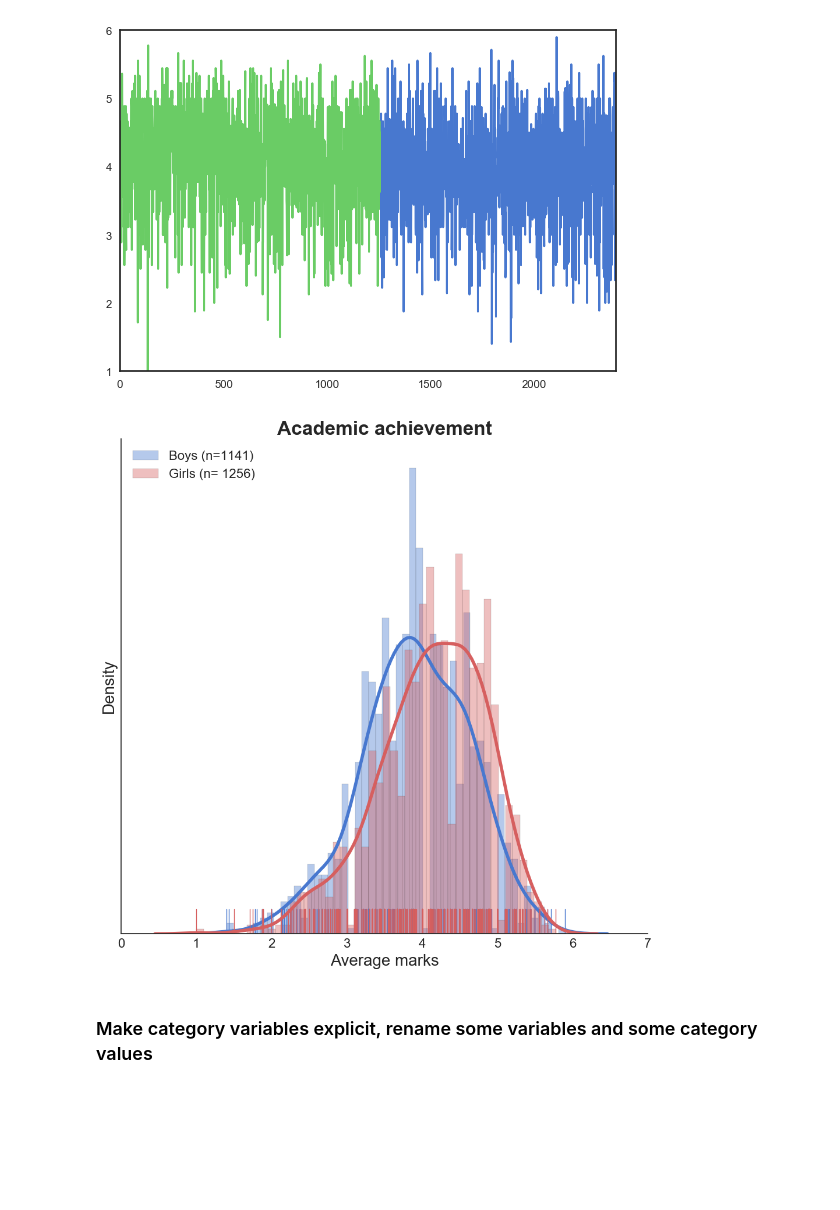
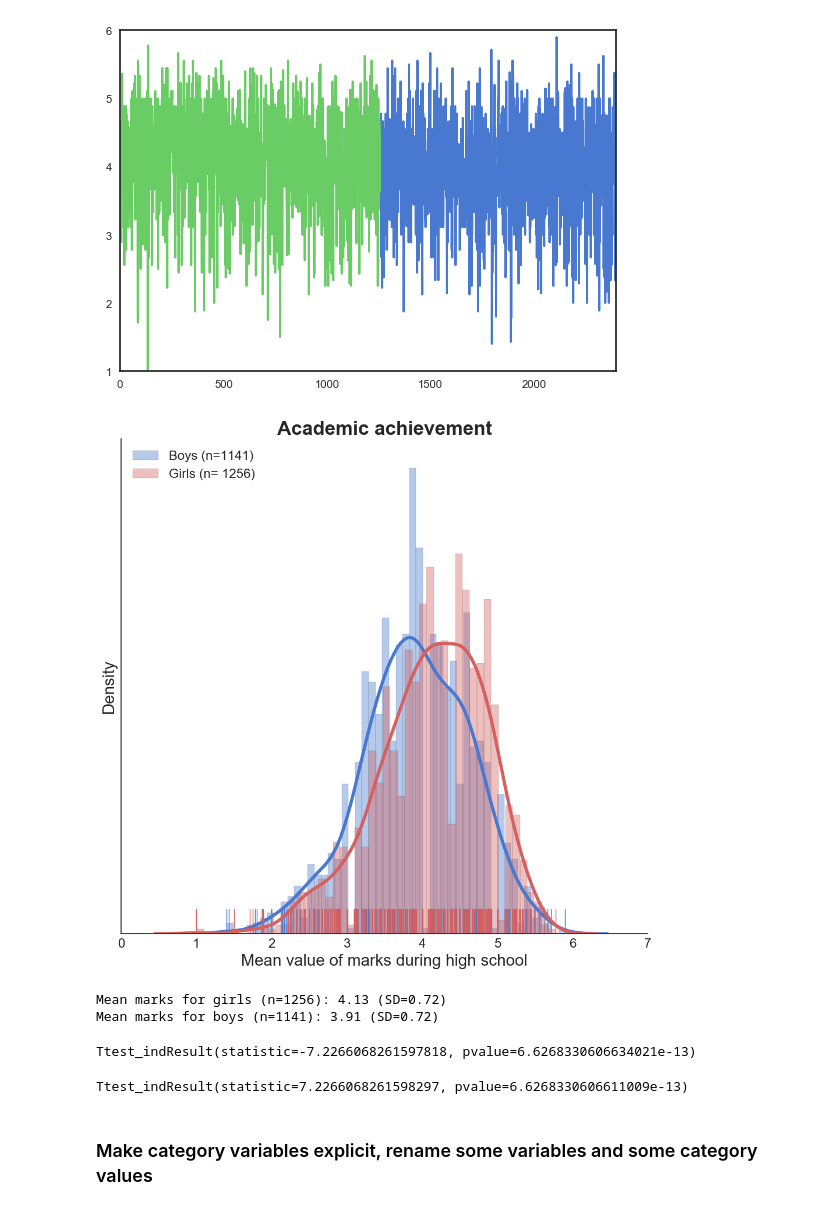
Before and after one commit to arvidl/inattention-populationsample, a Jupyter notebook: code/inattention-classification-scikit-learn.ipynb, the cells around one changed output. Drawn from its saved outputs; the diff is of its cells as text; code cells hidden in the pictures; blank space fills up the shorter version.

```diff
--- a/code/inattention-classification-scikit-learn.ipynb
+++ b/code/inattention-classification-scikit-learn.ipynb
@@ -198,31 +198,54 @@ plt.figure(); df_m['a'].plot(); df_f['a'].plot()
 # %%
 plt.style.use('classic')
 sns.set(style="ticks", palette="muted", color_codes=True)
 paper_rc = {'lines.linewidth': 4, 'lines.markersize': 10}
 sns.set_style("white", {"axes.facecolor": "1.0"})
 sns.set_context("paper", rc = paper_rc, font_scale = 2)
 
 fig, axes = plt.subplots(1, 1, figsize=(10, 10), sharex=True)
 sns.despine(left=False)
 
 # Plot a kernel density estimate and rug plot
 label_m = "Boys (n=%d)" % df_m.shape[0]
 label_f = "Girls (n= %d)" % df_f.shape[0]
 sns.distplot(df_m['a'].values,hist=True,bins=50,rug=True,color="b",label=label_m)
 sns.distplot(df_f['a'].values,hist=True,bins=50,rug=True,color="r",label=label_f)
 axes.set_title('Academic achievement',fontsize=24, fontweight='bold')
-axes.set_xlabel('Average marks',fontsize=20)
+axes.set_xlabel('Mean value of marks during high school',fontsize=20)
 axes.set_ylabel('Density',fontsize=20)
 
 axes.legend(loc='upper left',fontsize='small')
 
 plt.setp(axes, yticks=[])
 plt.tight_layout()
 
 plt.savefig(my_currdir + '/../images/acadmic_achievement_vs_gender.pdf', bbox_inches='tight')
 #plt.savefig('acadmic_achievement_vs_gender.png', bbox_inches='tight', dpi=300)
 # %% [output]
-[figure, old version]
+[figure, new version]
+# %%
+# Mean marks for girls and boys, respectively
+print('Mean marks for girls (n=%d): %.2f (SD=%.2f)' % (df_f['a'].count(), df_f['a'].mean(), df_f['a'].std()))
+print('Mean marks for boys (n=%d): %.2f (SD=%.2f)' % (df_m['a'].count(), df_m['a'].mean(), df_m['a'].std()))
+# %% [output]
+Mean marks for girls (n=1256): 4.13 (SD=0.72)
+Mean marks for boys (n=1141): 3.91 (SD=0.72)
+# %%
+# t-test of mean marks between girls and boys
+from scipy.stats import ttest_ind, ttest_ind_from_stats
+
+cat1 = df[df['s']==0] # girls
+cat2 = df[df['s']==1] # boys
+
+# Calculates the T-test for the means of two independent samples of scores
+# with the calculated t-statistic and the two-tailed p-value
+print(ttest_ind(cat1['a'], cat2['a'], equal_var=True))
+# T-test for means of two independent samples from descriptive statistics
+ttest_ind_from_stats(df_f['a'].mean(), df_f['a'].std(), df_f['a'].count(),
+                     df_m['a'].mean(), df_m['a'].std(), df_m['a'].count(), equal_var=True)
+# %% [output]
+Ttest_indResult(statistic=-7.2266068261597818, pvalue=6.6268330606634021e-13)
+Ttest_indResult(statistic=7.2266068261598297, pvalue=6.6268330606611009e-13)
 # %% [markdown]
 ### Make category variables explicit, rename some variables and some category values
 # %%
```
Also changed, not shown: parts of 6 cells of this notebook, 1 other file.
